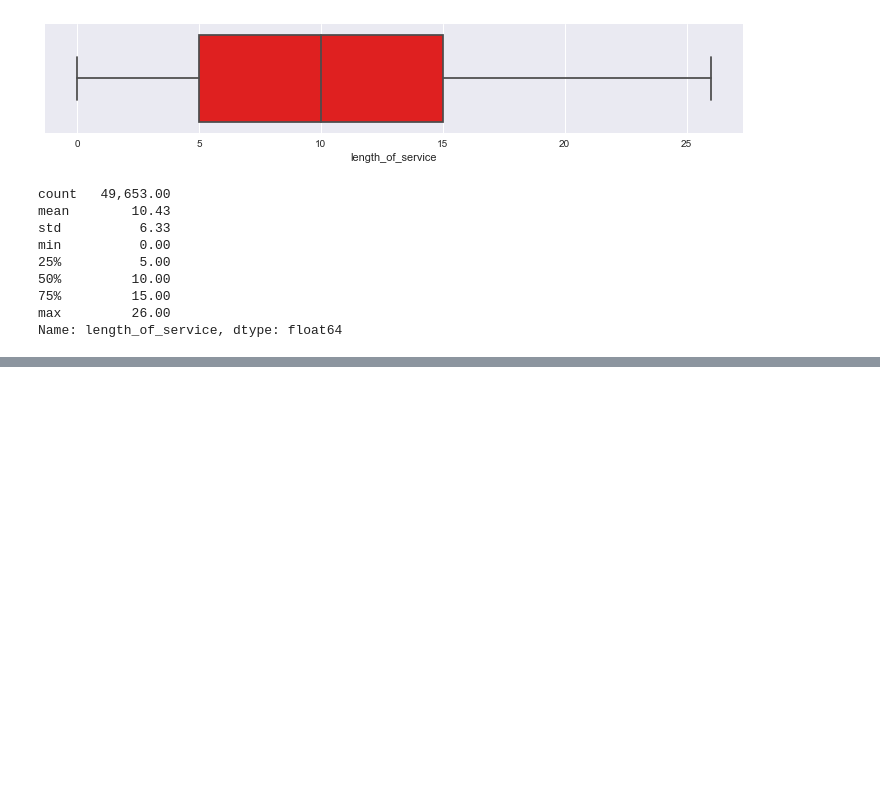
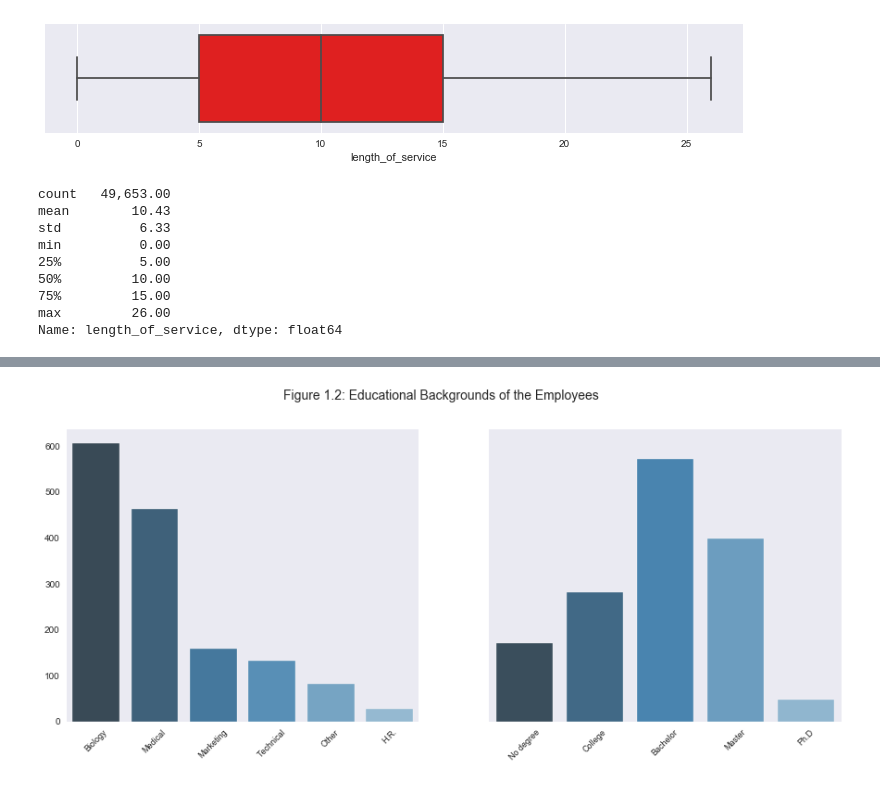
Before and after one commit to MarcusWiilo/hr-analytics, a Jupyter notebook: hr-analytics.ipynb, the cells around one changed output, grey strips where cells are left out. Drawn from its saved outputs; the diff is of its cells as text; code cells hidden in the pictures; blank space fills up the shorter version.

```diff
--- a/hr-analytics.ipynb
+++ b/hr-analytics.ipynb
@@ -966,0 +1016,19 @@ Name: length_of_service, dtype: float64
+# %%
+fig = plt.figure(figsize=(15, 6))
+ax1 = fig.add_subplot(121)
+ax2 = fig.add_subplot(122, sharey=ax1)
+
+for i, (ax, label) in enumerate(zip([ax1, ax2], ["EducationField", "Education"])):
+    vc = data[label].value_counts()
+    if i == 1: vc = vc.sort_index()
+    sns.barplot(x=vc.index, y=vc.values, palette="Blues_d", ax=ax)
+    ax.set_xlabel("")
+    [(label.set_fontsize(9), label.set_rotation(45)) for label in ax.get_xticklabels()]
+
+study_fields = ["Biology", "Medical", "Marketing", "Technical", "Other", "H.R."]; ax1.set_xticklabels(study_fields)
+diplomas = ["No degree", "College", "Bachelor", "Master", "Ph.D"]; ax2.set_xticklabels(diplomas)
+ax2.yaxis.set_visible(False)
+plt.suptitle("Figure 1.2: Educational Backgrounds of the Employees", size=14)
+plt.subplots_adjust(bottom=.15);
+# %% [output]
+[figure, added]
```
Also changed, not shown: parts of 21 cells of this notebook, 1 other file.
